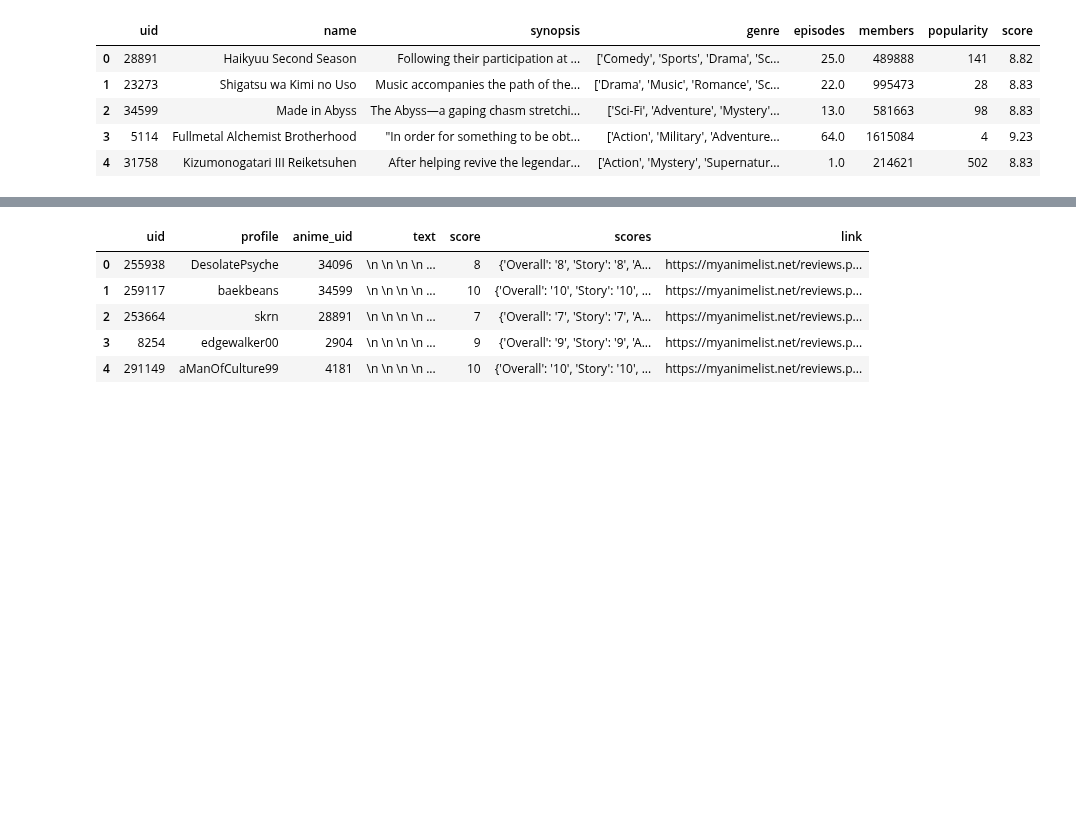
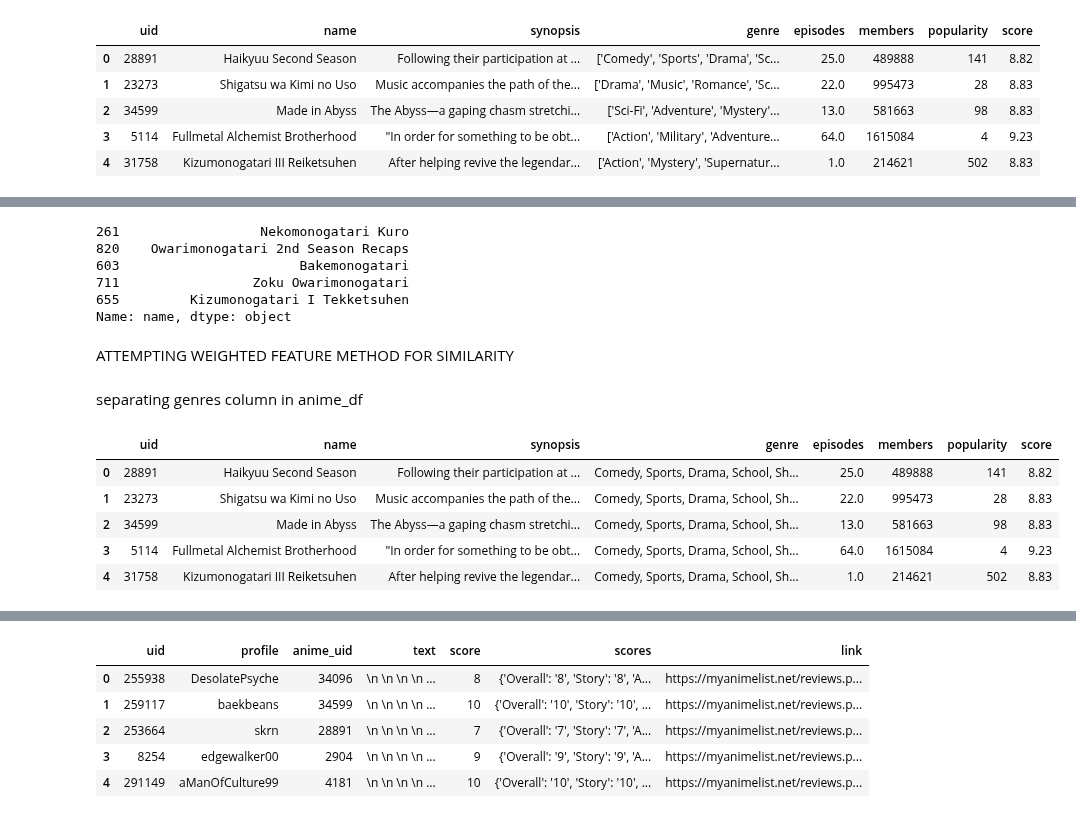
Before and after one commit to Haaris-Syed/AnimeRecommender, a Jupyter notebook: AnimeDataset-Preprocessing.ipynb, the cells around one changed output, grey strips where cells are left out. Cells and saved outputs as stored; diff of their text form; code cells hidden in the pictures; blank space fills up the shorter version.

```diff
--- a/AnimeDataset-Preprocessing.ipynb
+++ b/AnimeDataset-Preprocessing.ipynb
@@ -56,0 +62,5 @@ anime_df.head(5)
+# %%
+anime_df.drop_duplicates(subset='name', inplace=True)
+anime_df.dropna(subset=['genre', 'score', 'synopsis'], inplace=True)
+
+anime_df.reset_index(drop=True, inplace=True)
@@ -56,0 +71,6 @@ anime_df.head(5)
+# %%
+tfidf_vectorizer = TfidfVectorizer(stop_words='english')
+anime_df['synopsis'] = anime_df['synopsis'].apply(lambda x: x.lower())
+
+synopsis_matrix = tfidf_vectorizer.fit_transform(anime_df['synopsis'])
+print(synopsis_matrix)
@@ -56,0 +106,26 @@ anime_df.head(5)
+# %%
+get_recommendations('Death Note', anime_similarity_matrix, anime_df)
+# %% [output]
+261                  Nekomonogatari Kuro
+820    Owarimonogatari 2nd Season Recaps
+603                       Bakemonogatari
+711                 Zoku Owarimonogatari
+655         Kizumonogatari I Tekketsuhen
+Name: name, dtype: object
+# %% [markdown]
+ATTEMPTING WEIGHTED FEATURE METHOD FOR SIMILARITY
+# %% [markdown]
+separating genres column in anime_df
+# %%
+# replace the characters "[]'" with an empty space as the genre column is already of type string
+anime_df['genre'] = [anime_df['genre'][0].translate(
+    {ord(i): "" for i in "[]'"}) for anime in anime_df['genre']]
+
+anime_df.head(5)
+# %% [output]
+|  | uid | name | synopsis | genre | episodes | members | popularity | score |
+| 0 | 28891 | Haikyuu Second Season | Following their participation at ... | Comedy, Sports, Drama, School, Sh... | 25.0 | 489888 | 141 | 8.82 |
+| 1 | 23273 | Shigatsu wa Kimi no Uso | Music accompanies the path of the... | Comedy, Sports, Drama, School, Sh... | 22.0 | 995473 | 28 | 8.83 |
+| 2 | 34599 | Made in Abyss | The Abyss—a gaping chasm stretchi... | Comedy, Sports, Drama, School, Sh... | 13.0 | 581663 | 98 | 8.83 |
+| 3 | 5114 | Fullmetal Alchemist Brotherhood | "In order for something to be obt... | Comedy, Sports, Drama, School, Sh... | 64.0 | 1615084 | 4 | 9.23 |
+| 4 | 31758 | Kizumonogatari III Reiketsuhen | After helping revive the legendar... | Comedy, Sports, Drama, School, Sh... | 1.0 | 214621 | 502 | 8.83 |
```
Also changed, not shown: parts of 14 cells of this notebook.
